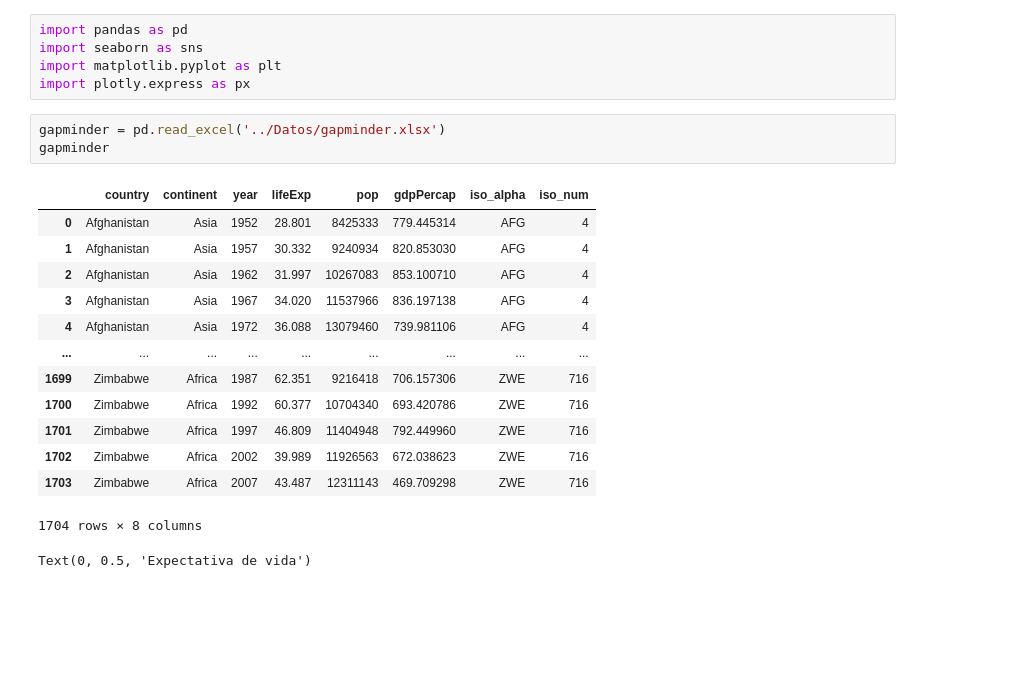
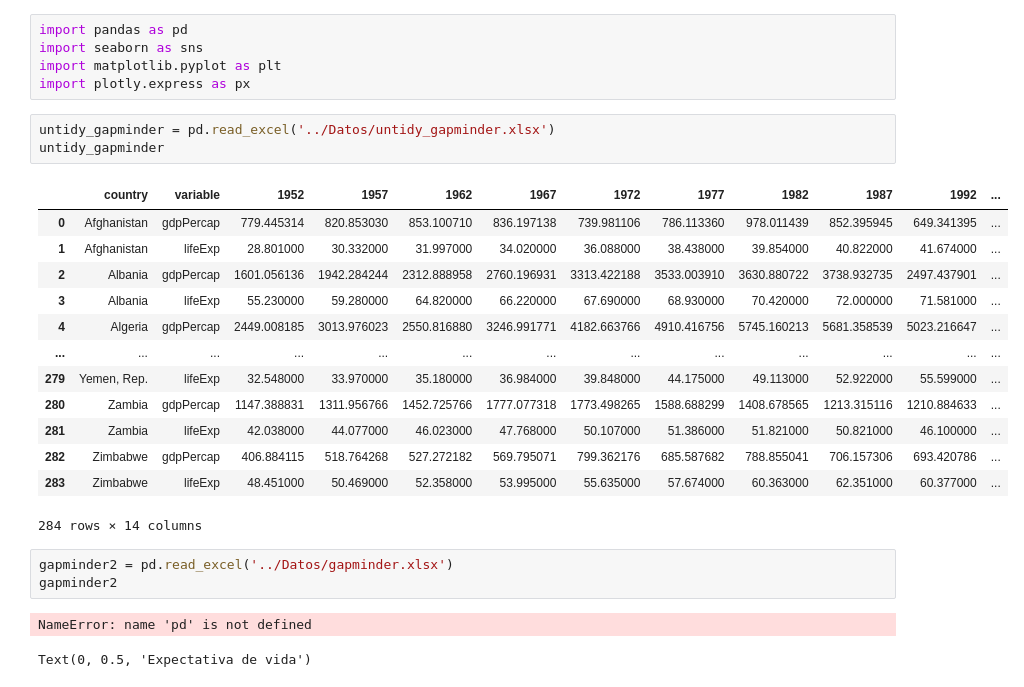
Before and after one commit to lgomezt/Intro_Python, a Jupyter notebook: Introducción al Análisis de Datos en Python/Modulo 3. Visualización/Scripts/Ejercicios.ipynb, the cells around one changed output. Cells and saved outputs as stored; diff of their text form; blank space fills up the shorter version.

```diff
--- a/Introducción al Análisis de Datos en Python/Modulo 3. Visualización/Scripts/Ejercicios.ipynb
+++ b/Introducción al Análisis de Datos en Python/Modulo 3. Visualización/Scripts/Ejercicios.ipynb
@@ -6,22 +6,27 @@ import seaborn as sns
 import matplotlib.pyplot as plt
 import plotly.express as px
 # %%
-gapminder = pd.read_excel('../Datos/gapminder.xlsx')
-gapminder
+untidy_gapminder = pd.read_excel('../Datos/untidy_gapminder.xlsx')
+untidy_gapminder
 # %% [output]
-|  | country | continent | year | lifeExp | pop | gdpPercap | iso_alpha | iso_num |
-| 0 | Afghanistan | Asia | 1952 | 28.801 | 8425333 | 779.445314 | AFG | 4 |
-| 1 | Afghanistan | Asia | 1957 | 30.332 | 9240934 | 820.853030 | AFG | 4 |
-| 2 | Afghanistan | Asia | 1962 | 31.997 | 10267083 | 853.100710 | AFG | 4 |
-| 3 | Afghanistan | Asia | 1967 | 34.020 | 11537966 | 836.197138 | AFG | 4 |
-| 4 | Afghanistan | Asia | 1972 | 36.088 | 13079460 | 739.981106 | AFG | 4 |
-| ... | ... | ... | ... | ... | ... | ... | ... | ... |
-| 1699 | Zimbabwe | Africa | 1987 | 62.351 | 9216418 | 706.157306 | ZWE | 716 |
-| 1700 | Zimbabwe | Africa | 1992 | 60.377 | 10704340 | 693.420786 | ZWE | 716 |
-| 1701 | Zimbabwe | Africa | 1997 | 46.809 | 11404948 | 792.449960 | ZWE | 716 |
-| 1702 | Zimbabwe | Africa | 2002 | 39.989 | 11926563 | 672.038623 | ZWE | 716 |
-| 1703 | Zimbabwe | Africa | 2007 | 43.487 | 12311143 | 469.709298 | ZWE | 716 |
+|  | country | variable | 1952 | 1957 | 1962 | 1967 | 1972 | 1977 | 1982 | 1987 | 1992 | ... |
+| 0 | Afghanistan | gdpPercap | 779.445314 | 820.853030 | 853.100710 | 836.197138 | 739.981106 | 786.113360 | 978.011439 | 852.395945 | 649.341395 | ... |
+| 1 | Afghanistan | lifeExp | 28.801000 | 30.332000 | 31.997000 | 34.020000 | 36.088000 | 38.438000 | 39.854000 | 40.822000 | 41.674000 | ... |
+| 2 | Albania | gdpPercap | 1601.056136 | 1942.284244 | 2312.888958 | 2760.196931 | 3313.422188 | 3533.003910 | 3630.880722 | 3738.932735 | 2497.437901 | ... |
+| 3 | Albania | lifeExp | 55.230000 | 59.280000 | 64.820000 | 66.220000 | 67.690000 | 68.930000 | 70.420000 | 72.000000 | 71.581000 | ... |
+| 4 | Algeria | gdpPercap | 2449.008185 | 3013.976023 | 2550.816880 | 3246.991771 | 4182.663766 | 4910.416756 | 5745.160213 | 5681.358539 | 5023.216647 | ... |
+| ... | ... | ... | ... | ... | ... | ... | ... | ... | ... | ... | ... | ... |
+| 279 | Yemen, Rep. | lifeExp | 32.548000 | 33.970000 | 35.180000 | 36.984000 | 39.848000 | 44.175000 | 49.113000 | 52.922000 | 55.599000 | ... |
+| 280 | Zambia | gdpPercap | 1147.388831 | 1311.956766 | 1452.725766 | 1777.077318 | 1773.498265 | 1588.688299 | 1408.678565 | 1213.315116 | 1210.884633 | ... |
+| 281 | Zambia | lifeExp | 42.038000 | 44.077000 | 46.023000 | 47.768000 | 50.107000 | 51.386000 | 51.821000 | 50.821000 | 46.100000 | ... |
+| 282 | Zimbabwe | gdpPercap | 406.884115 | 518.764268 | 527.272182 | 569.795071 | 799.362176 | 685.587682 | 788.855041 | 706.157306 | 693.420786 | ... |
+| 283 | Zimbabwe | lifeExp | 48.451000 | 50.469000 | 52.358000 | 53.995000 | 55.635000 | 57.674000 | 60.363000 | 62.351000 | 60.377000 | ... |
-1704 rows × 8 columns
+284 rows × 14 columns
+# %%
+gapminder2 = pd.read_excel('../Datos/gapminder.xlsx')
+gapminder2
+# %% [output]
+NameError: name 'pd' is not defined
 # %%
 # %% [output]
 Text(0, 0.5, 'Expectativa de vida')
```
Also changed, not shown: 9 other files.
